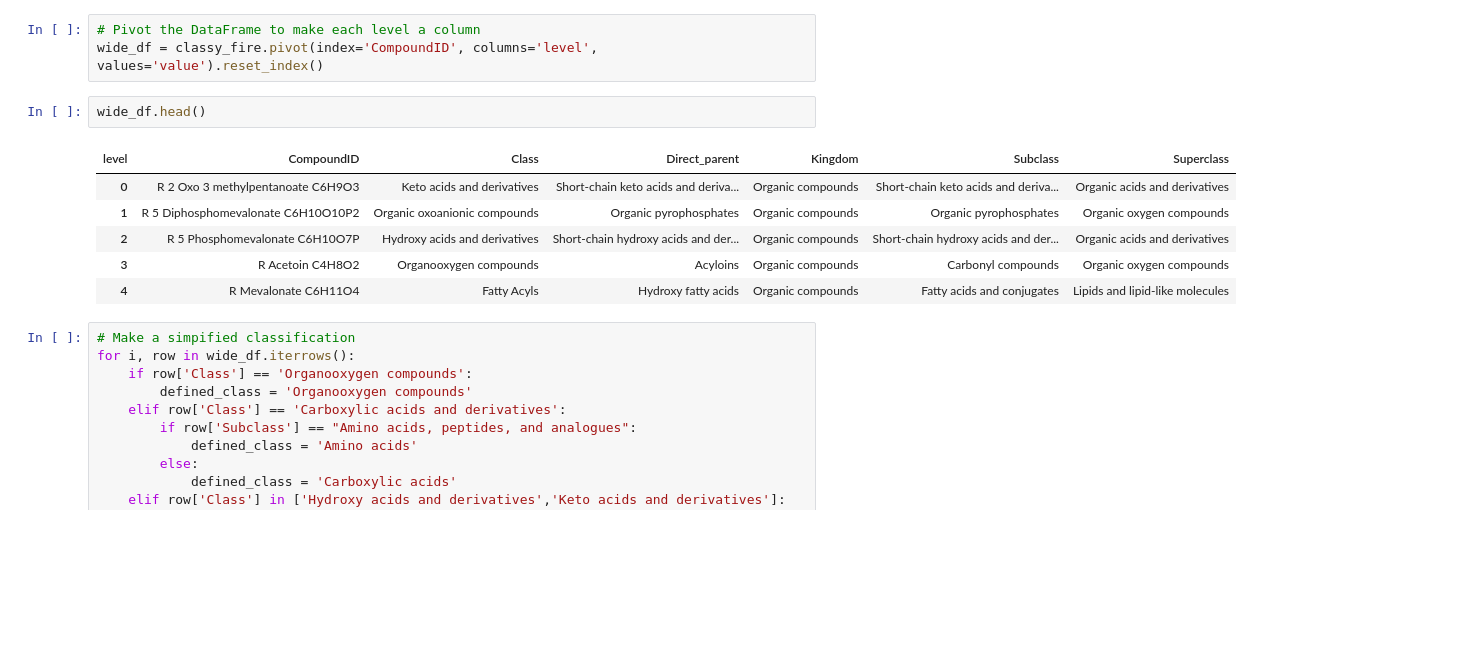
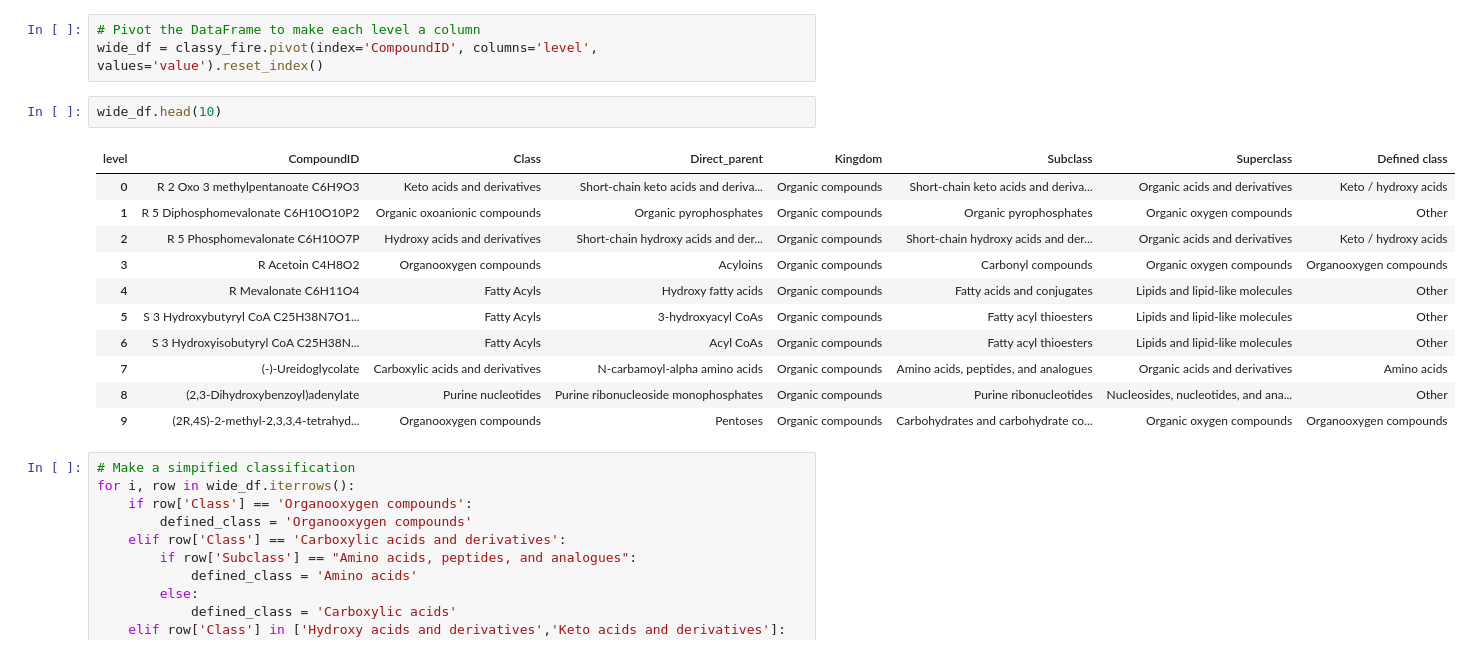
Before and after one commit to sulheim/coexistence, a Jupyter notebook: notebooks/5_FBA/get_inchikeys.ipynb, the cells around one changed output. Drawn from its saved outputs; the diff is of its cells as text; blank space fills up the shorter version.

```diff
--- a/notebooks/5_FBA/get_inchikeys.ipynb
+++ b/notebooks/5_FBA/get_inchikeys.ipynb
@@ -239,14 +239,19 @@ classy_fire['value'] = classy_fire['value'].str.lstrip(' ')
 # Pivot the DataFrame to make each level a column
 wide_df = classy_fire.pivot(index='CompoundID', columns='level', values='value').reset_index()
 # %%
-wide_df.head()
+wide_df.head(10)
 # %% [output]
-| level | CompoundID | Class | Direct_parent | Kingdom | Subclass | Superclass |
-| 0 | R 2 Oxo 3 methylpentanoate C6H9O3 | Keto acids and derivatives | Short-chain keto acids and deriva... | Organic compounds | Short-chain keto acids and deriva... | Organic acids and derivatives |
-| 1 | R 5 Diphosphomevalonate C6H10O10P2 | Organic oxoanionic compounds | Organic pyrophosphates | Organic compounds | Organic pyrophosphates | Organic oxygen compounds |
-| 2 | R 5 Phosphomevalonate C6H10O7P | Hydroxy acids and derivatives | Short-chain hydroxy acids and der... | Organic compounds | Short-chain hydroxy acids and der... | Organic acids and derivatives |
-| 3 | R Acetoin C4H8O2 | Organooxygen compounds | Acyloins | Organic compounds | Carbonyl compounds | Organic oxygen compounds |
-| 4 | R Mevalonate C6H11O4 | Fatty Acyls | Hydroxy fatty acids | Organic compounds | Fatty acids and conjugates | Lipids and lipid-like molecules |
+| level | CompoundID | Class | Direct_parent | Kingdom | Subclass | Superclass | Defined class |
+| 0 | R 2 Oxo 3 methylpentanoate C6H9O3 | Keto acids and derivatives | Short-chain keto acids and deriva... | Organic compounds | Short-chain keto acids and deriva... | Organic acids and derivatives | Keto / hydroxy acids |
+| 1 | R 5 Diphosphomevalonate C6H10O10P2 | Organic oxoanionic compounds | Organic pyrophosphates | Organic compounds | Organic pyrophosphates | Organic oxygen compounds | Other |
+| 2 | R 5 Phosphomevalonate C6H10O7P | Hydroxy acids and derivatives | Short-chain hydroxy acids and der... | Organic compounds | Short-chain hydroxy acids and der... | Organic acids and derivatives | Keto / hydroxy acids |
+| 3 | R Acetoin C4H8O2 | Organooxygen compounds | Acyloins | Organic compounds | Carbonyl compounds | Organic oxygen compounds | Organooxygen compounds |
+| 4 | R Mevalonate C6H11O4 | Fatty Acyls | Hydroxy fatty acids | Organic compounds | Fatty acids and conjugates | Lipids and lipid-like molecules | Other |
+| 5 | S 3 Hydroxybutyryl CoA C25H38N7O1... | Fatty Acyls | 3-hydroxyacyl CoAs | Organic compounds | Fatty acyl thioesters | Lipids and lipid-like molecules | Other |
+| 6 | S 3 Hydroxyisobutyryl CoA C25H38N... | Fatty Acyls | Acyl CoAs | Organic compounds | Fatty acyl thioesters | Lipids and lipid-like molecules | Other |
+| 7 | (-)-Ureidoglycolate | Carboxylic acids and derivatives | N-carbamoyl-alpha amino acids | Organic compounds | Amino acids, peptides, and analogues | Organic acids and derivatives | Amino acids |
+| 8 | (2,3-Dihydroxybenzoyl)adenylate | Purine nucleotides | Purine ribonucleoside monophosphates | Organic compounds | Purine ribonucleotides | Nucleosides, nucleotides, and ana... | Other |
+| 9 | (2R,4S)-2-methyl-2,3,3,4-tetrahyd... | Organooxygen compounds | Pentoses | Organic compounds | Carbohydrates and carbohydrate co... | Organic oxygen compounds | Organooxygen compounds |
 # %%
 # Make a simpified classification
 for i, row in wide_df.iterrows():
```
Also changed, not shown: 2 other files.
